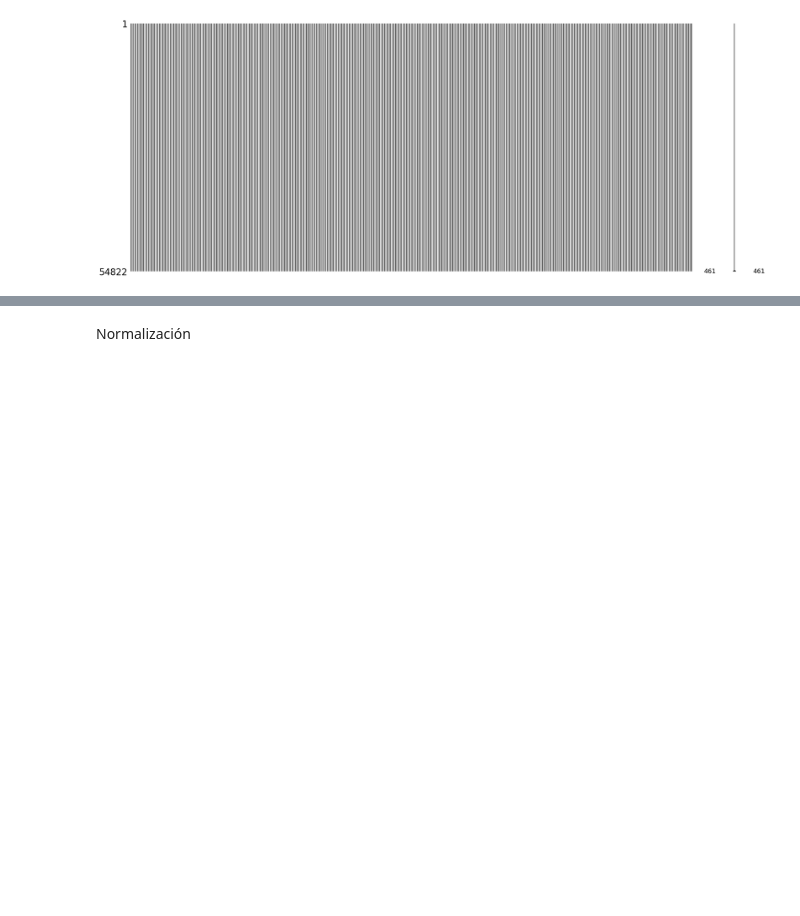
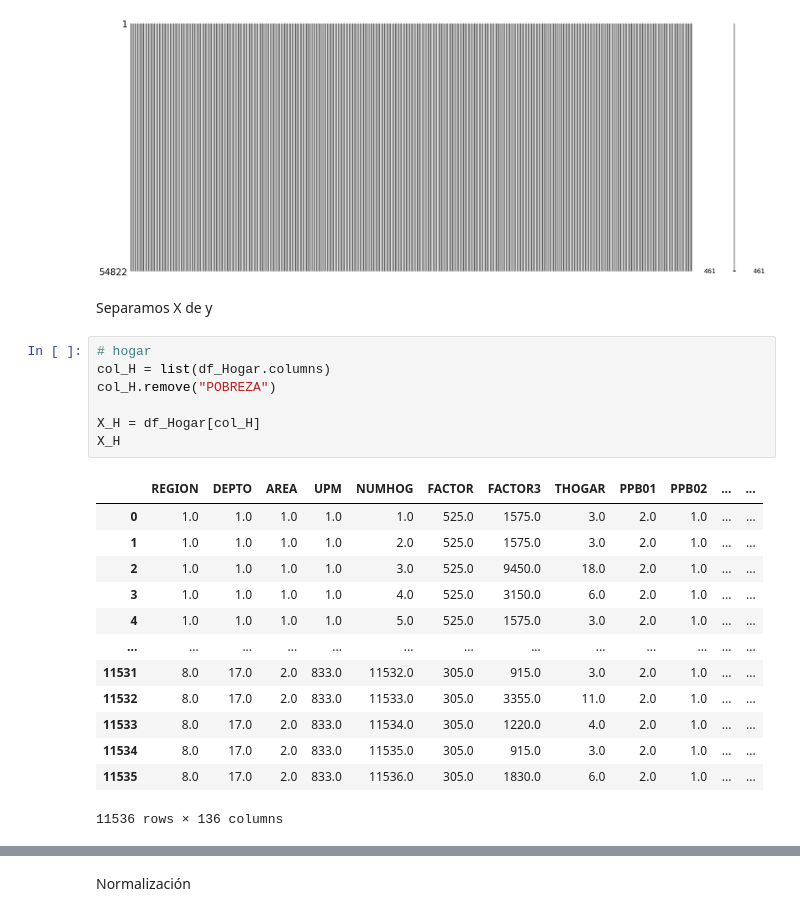
Before and after one commit to ChristopherG19/UVG_DS_Lab10, a Jupyter notebook: Laboratorio_10.ipynb, the cells around one changed output, grey strips where cells are left out. Saved outputs shown, nothing was run; the diff lists cells and outputs as text; blank space fills up the shorter version.

```diff
--- a/Laboratorio_10.ipynb
+++ b/Laboratorio_10.ipynb
@@ -280,3 +280,26 @@ msno.matrix(df_Personas)
 plt.show()
 # %% [output]
 [figure]
+# %% [markdown]
+Separamos X de y
+# %%
+# hogar
+col_H = list(df_Hogar.columns)
+col_H.remove("POBREZA")
+
+X_H = df_Hogar[col_H]
+X_H
+# %% [output]
+|  | REGION | DEPTO | AREA | UPM | NUMHOG | FACTOR | FACTOR3 | THOGAR | PPB01 | PPB02 | ... | ... |
+| 0 | 1.0 | 1.0 | 1.0 | 1.0 | 1.0 | 525.0 | 1575.0 | 3.0 | 2.0 | 1.0 | ... | ... |
+| 1 | 1.0 | 1.0 | 1.0 | 1.0 | 2.0 | 525.0 | 1575.0 | 3.0 | 2.0 | 1.0 | ... | ... |
+| 2 | 1.0 | 1.0 | 1.0 | 1.0 | 3.0 | 525.0 | 9450.0 | 18.0 | 2.0 | 1.0 | ... | ... |
+| 3 | 1.0 | 1.0 | 1.0 | 1.0 | 4.0 | 525.0 | 3150.0 | 6.0 | 2.0 | 1.0 | ... | ... |
+| 4 | 1.0 | 1.0 | 1.0 | 1.0 | 5.0 | 525.0 | 1575.0 | 3.0 | 2.0 | 1.0 | ... | ... |
+| ... | ... | ... | ... | ... | ... | ... | ... | ... | ... | ... | ... | ... |
+| 11531 | 8.0 | 17.0 | 2.0 | 833.0 | 11532.0 | 305.0 | 915.0 | 3.0 | 2.0 | 1.0 | ... | ... |
+| 11532 | 8.0 | 17.0 | 2.0 | 833.0 | 11533.0 | 305.0 | 3355.0 | 11.0 | 2.0 | 1.0 | ... | ... |
+| 11533 | 8.0 | 17.0 | 2.0 | 833.0 | 11534.0 | 305.0 | 1220.0 | 4.0 | 2.0 | 1.0 | ... | ... |
+| 11534 | 8.0 | 17.0 | 2.0 | 833.0 | 11535.0 | 305.0 | 915.0 | 3.0 | 2.0 | 1.0 | ... | ... |
+| 11535 | 8.0 | 17.0 | 2.0 | 833.0 | 11536.0 | 305.0 | 1830.0 | 6.0 | 2.0 | 1.0 | ... | ... |
+11536 rows × 136 columns
```
Also changed, not shown: parts of 22 cells of this notebook.
